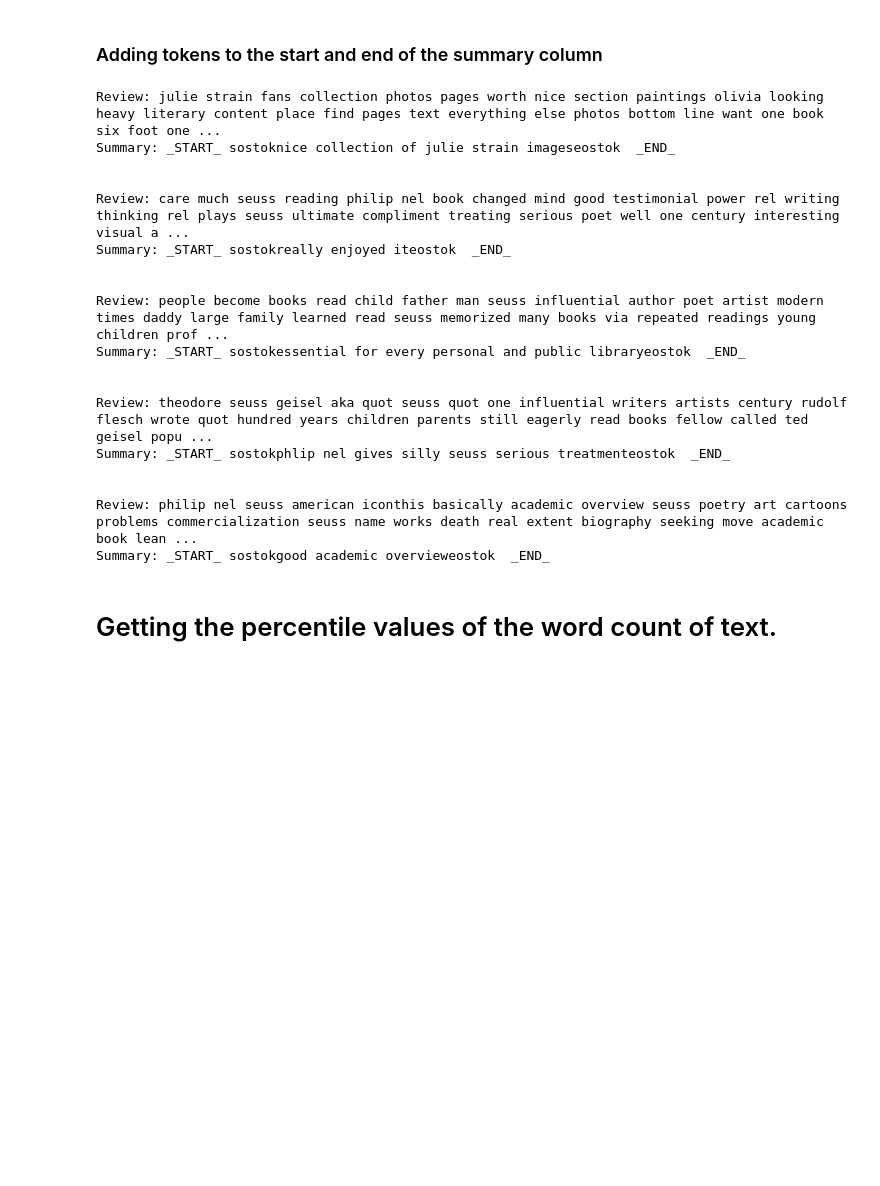
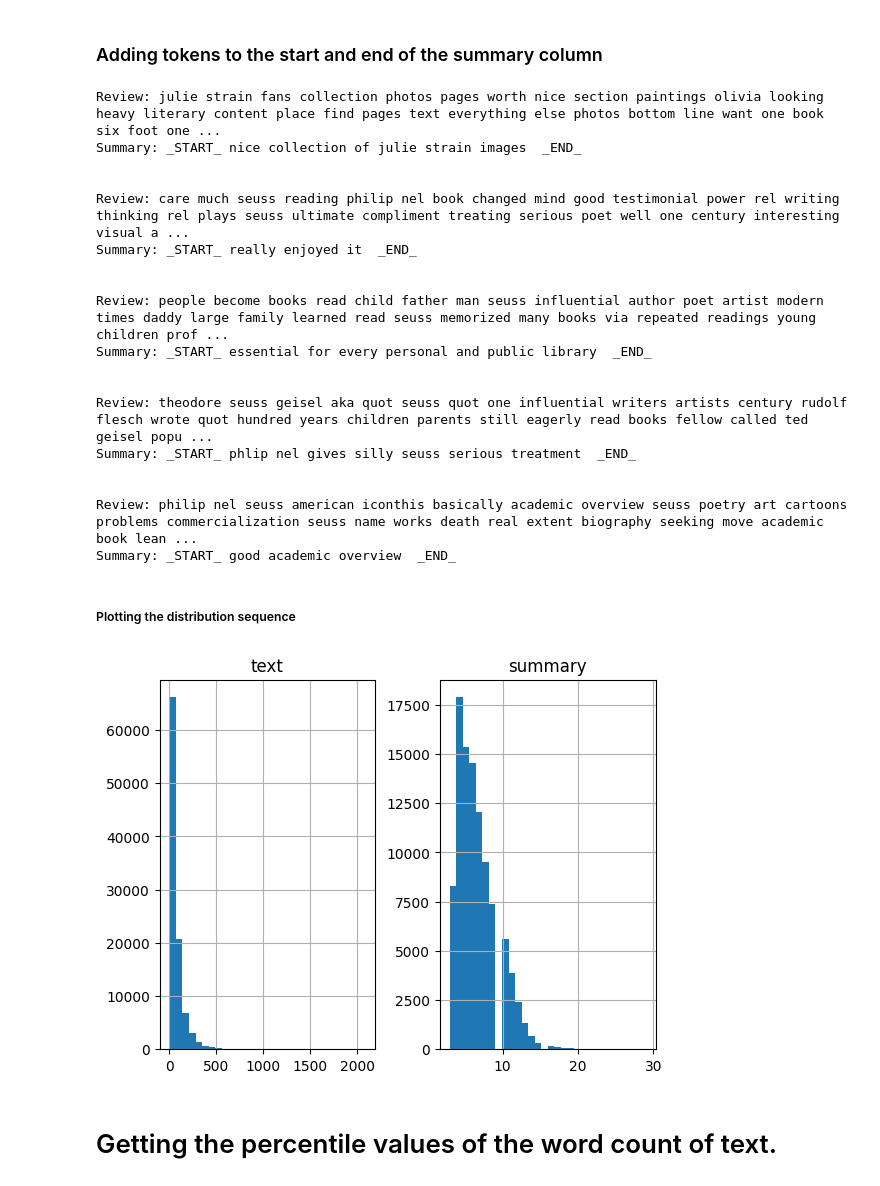
Before and after one commit to Taoheed-O/DeepLearningTextSummarization, a Jupyter notebook: AmazonBooks.ipynb, the cells around one changed output. Saved outputs shown, nothing was run; the diff lists cells and outputs as text; code cells hidden in the pictures; blank space fills up the shorter version.

```diff
--- a/AmazonBooks.ipynb
+++ b/AmazonBooks.ipynb
@@ -226,6 +210,7 @@ contraction_mapping = {"ain't": "is not", "aren't": "are not","can't": "cannot",
 stop_words = set(stopwords.words('english'))
 def text_cleaner(text):
     newString = text.lower()
+    newString = BeautifulSoup(newString, "lxml").text
     newString = re.sub(r'\([^)]*\)', '', newString)
     newString = re.sub('"','', newString)
     newString = ' '.join([contraction_mapping[t] if t in contraction_mapping else t for t in newString.split(" ")])
@@ -276,23 +261,42 @@ for i in range(5):
     print("\n")
 # %% [output]
 Review: julie strain fans collection photos pages worth nice section paintings olivia looking heavy literary content place find pages text everything else photos bottom line want one book six foot one ...
-Summary: _START_ sostoknice collection of julie strain imageseostok  _END_
+Summary: _START_ nice collection of julie strain images  _END_
 
 
 Review: care much seuss reading philip nel book changed mind good testimonial power rel writing thinking rel plays seuss ultimate compliment treating serious poet well one century interesting visual a ...
-Summary: _START_ sostokreally enjoyed iteostok  _END_
+Summary: _START_ really enjoyed it  _END_
 
 
 Review: people become books read child father man seuss influential author poet artist modern times daddy large family learned read seuss memorized many books via repeated readings young children prof ...
-Summary: _START_ sostokessential for every personal and public libraryeostok  _END_
+Summary: _START_ essential for every personal and public library  _END_
 
 
 Review: theodore seuss geisel aka quot seuss quot one influential writers artists century rudolf flesch wrote quot hundred years children parents still eagerly read books fellow called ted geisel popu ...
-Summary: _START_ sostokphlip nel gives silly seuss serious treatmenteostok  _END_
+Summary: _START_ phlip nel gives silly seuss serious treatment  _END_
 
 
 Review: philip nel seuss american iconthis basically academic overview seuss poetry art cartoons problems commercialization seuss name works death real extent biography seeking move academic book lean ...
-Summary: _START_ sostokgood academic overvieweostok  _END_
+Summary: _START_ good academic overview  _END_
+# %% [markdown]
+##### Plotting the distribution sequence
+# %%
+import matplotlib.pyplot as plt
+text_word_count = []
+summary_word_count = []
+
+# populate the lists with sentence lengths
+for i in df_3['cleaned_text']:
+      text_word_count.append(len(i.split()))
+
+for i in df_3['cleaned_summary']:
+      summary_word_count.append(len(i.split()))
+
+length_df = pd.DataFrame({'text':text_word_count, 'summary':summary_word_count})
+length_df.hist(bins = 30)
+plt.show()
+# %% [output]
+[figure, added]
 # %% [markdown]
 # Getting the percentile values of the word count of text.
 # %%
```
Also changed, not shown: parts of 30 cells of this notebook, 2 other files.
